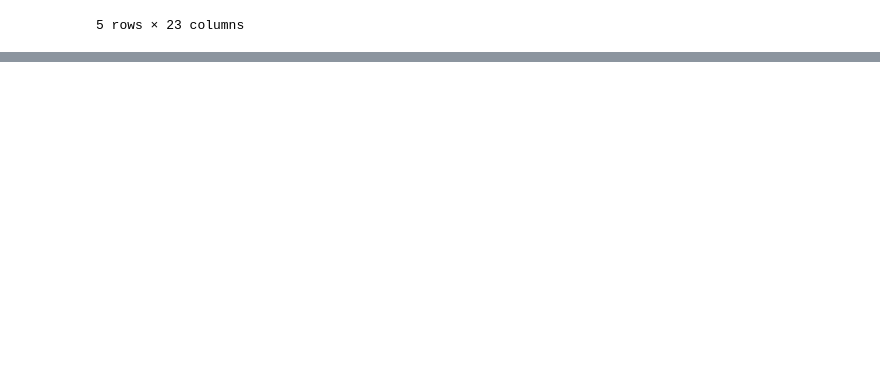
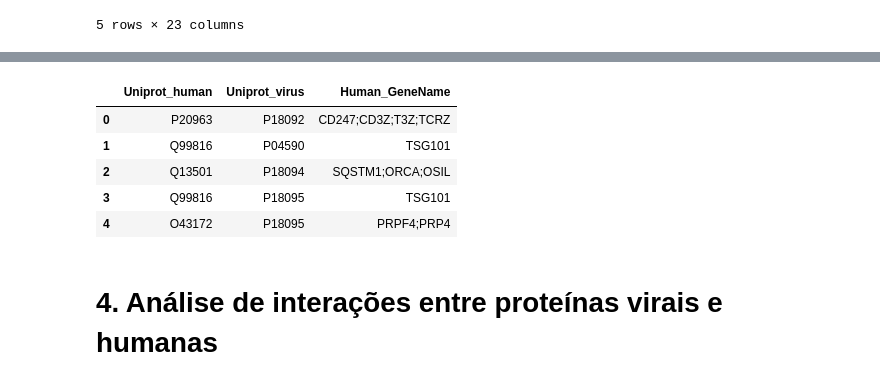
Before and after one commit to strawndri/ic-drug-repurposing, a Jupyter notebook: notebook.ipynb, the cells around one changed output, grey strips where cells are left out. Cells and saved outputs as stored; diff of their text form; code cells hidden in the pictures; blank space fills up the shorter version.

```diff
--- a/notebook.ipynb
+++ b/notebook.ipynb
@@ -47,0 +117,17 @@ ppi_hiv1M
+# %%
+selecao = (ppi_human_virus['Short'] == 'HIV-2') & (ppi_human_virus['Organism_virus'].str.contains('subtype A', na=False))
+ppi_hiv2A = ppi_human_virus[selecao]
+# %%
+ppi_hiv2A.reset_index(inplace=True)
+ppi_hiv2A = ppi_hiv2A[['Uniprot_human', 'Uniprot_virus', 'Human_GeneName']]
+
+ppi_hiv2A.head()
+# %% [output]
+|  | Uniprot_human | Uniprot_virus | Human_GeneName |
+| 0 | P20963 | P18092 | CD247;CD3Z;T3Z;TCRZ |
+| 1 | Q99816 | P04590 | TSG101 |
+| 2 | Q13501 | P18094 | SQSTM1;ORCA;OSIL |
+| 3 | Q99816 | P18095 | TSG101 |
+| 4 | O43172 | P18095 | PRPF4;PRP4 |
+# %% [markdown]
+# 4. Análise de interações entre proteínas virais e humanas
```
Also changed, not shown: parts of 19 cells of this notebook.
